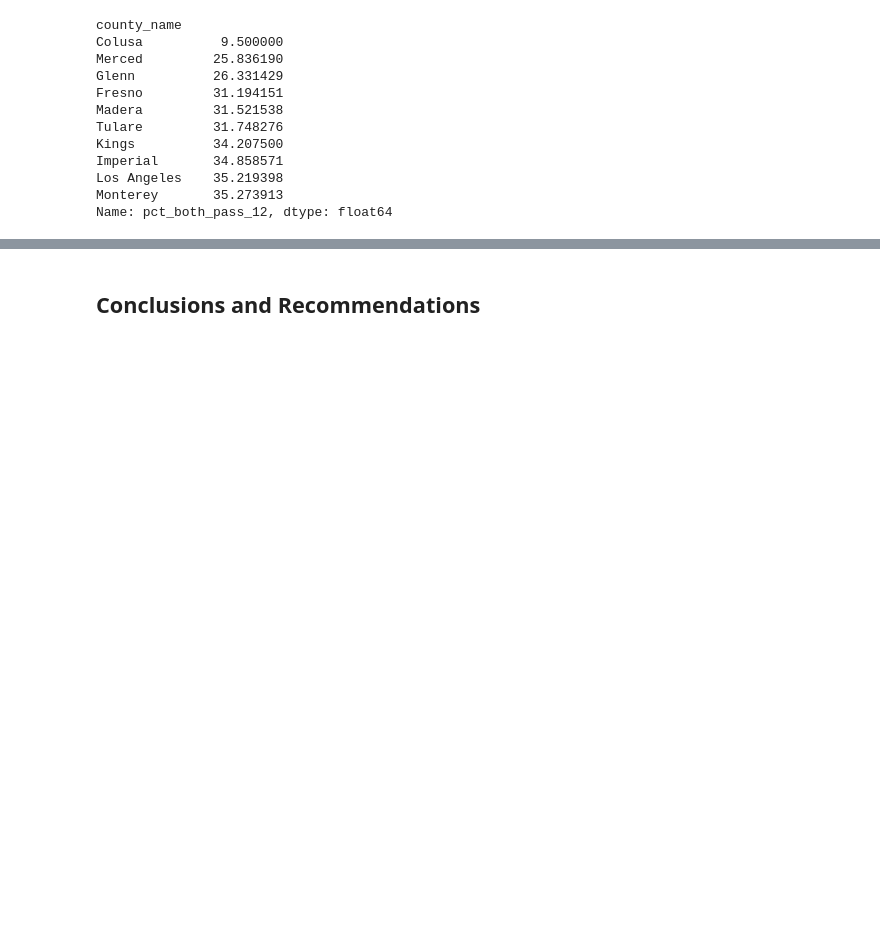
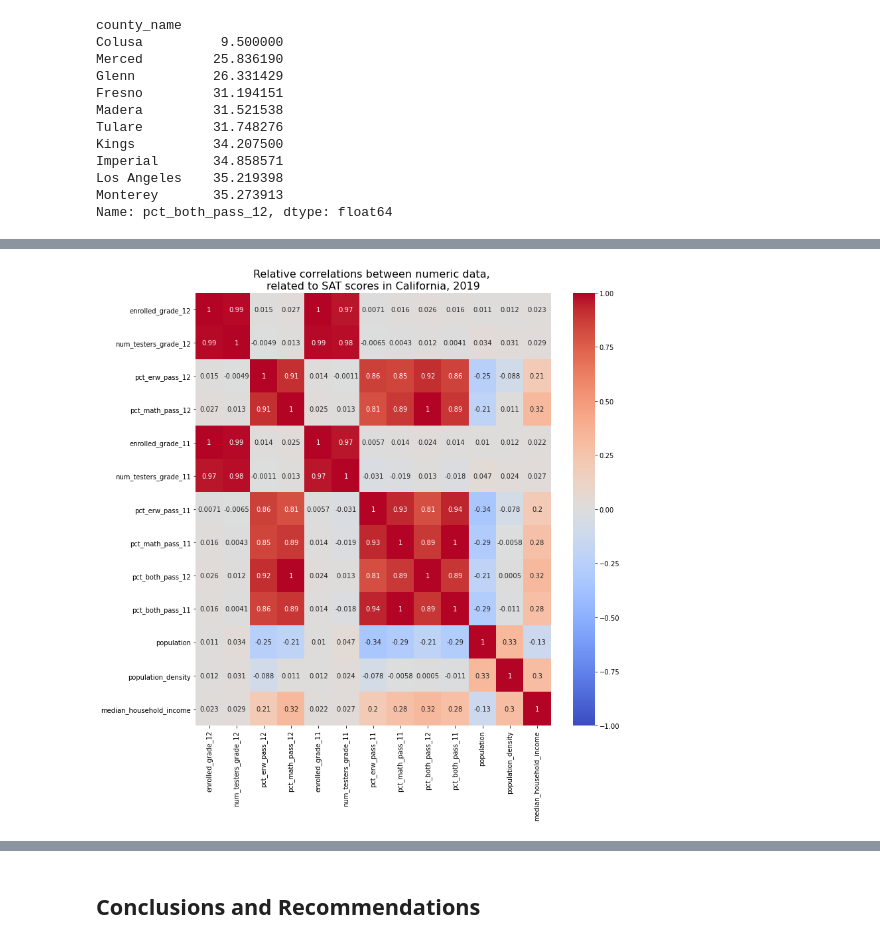
Before and after one commit to c24thomas/cali_act, a Jupyter notebook: code/project-1-take-2.ipynb, the cells around one changed output, grey strips where cells are left out. Saved outputs shown, nothing was run; the diff lists cells and outputs as text; code cells hidden in the pictures; blank space fills up the shorter version.

```diff
--- a/code/project-1-take-2.ipynb
+++ b/code/project-1-take-2.ipynb
@@ -658,0 +769,3 @@ Name: pct_both_pass_12, dtype: float64
+# %%
+df2 = pd.merge(df2, income, on='county_name')
+df2.head()
@@ -703,0 +830,13 @@ Here are some prompts to get you started with visualizations. Feel free to add a
+# %%
+sat_nums = df2[[
+    'enrolled_grade_12', 'num_testers_grade_12', 'pct_erw_pass_12',
+    'pct_math_pass_12', 'enrolled_grade_11', 'num_testers_grade_11',
+    'pct_erw_pass_11', 'pct_math_pass_11', 'pct_both_pass_12',
+    'pct_both_pass_11', 'population', 'population_density', 'median_household_income'
+]]
+plt.figure(figsize=(12, 12))
+sns.heatmap(sat_nums.corr(), annot=True, cmap='coolwarm', vmin=-1, vmax=1);
+plt.title('''Relative correlations between numeric data,
+related to SAT scores in California, 2019''', size=16);
+# %% [output]
+[figure, added]
```
Also changed, not shown: parts of 33 cells of this notebook.
